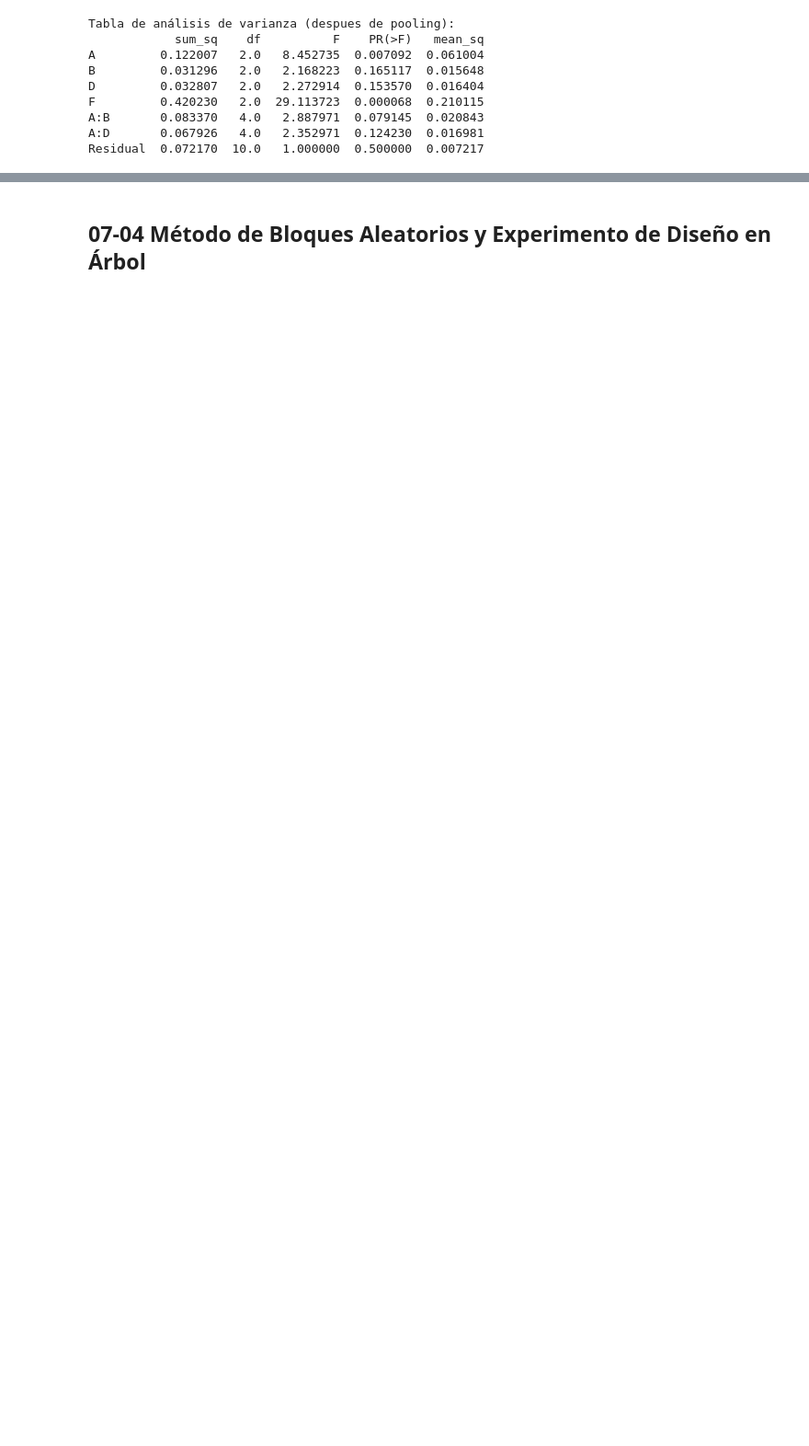
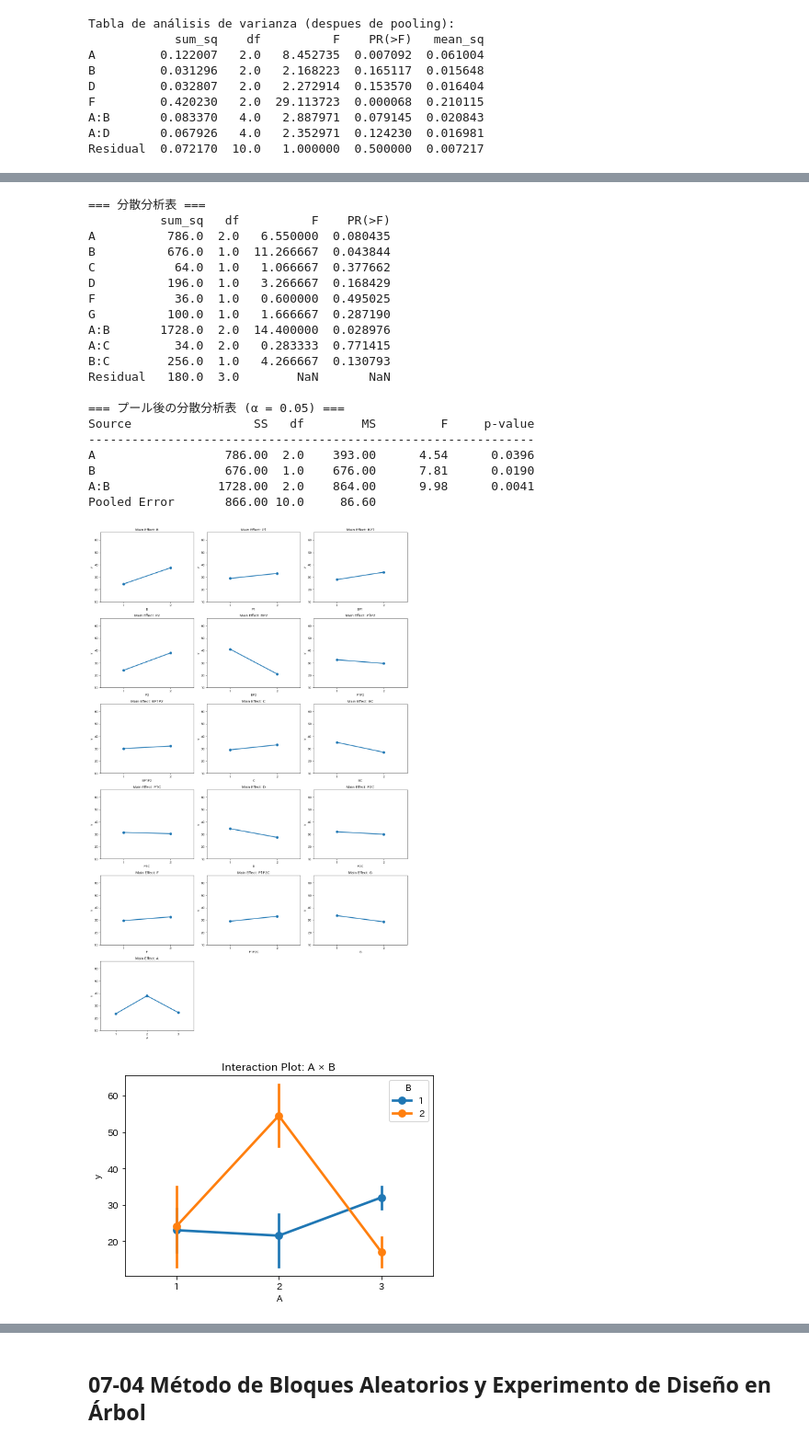
Before and after one commit to HiroshiATakano/QCKentei1, a Jupyter notebook: QCKentei1-7.ipynb, the cells around one changed output, grey strips where cells are left out. Shown at 92% size. Saved outputs shown, nothing was run; the diff lists cells and outputs as text; code cells hidden in the pictures; blank space fills up the shorter version.

```diff
--- a/QCKentei1-7.ipynb
+++ b/QCKentei1-7.ipynb
@@ -432,0 +946,3 @@ Residual  0.072170  10.0   1.000000  0.500000  0.007217
+# %%
+anova = Anova11(df3, p=0)
+anova_table, message = anova.creacion_ANOVA11()
@@ -615,0 +1174,21 @@ Compo  bc    a    d   abd   acd  abcd   -
+# %%
+df00 = df0.copy()
+
+# 1. カラム名をリストにして新しいDataFrame（1行）を作る
+header_row = pd.DataFrame([df00.columns.tolist()], columns=df00.columns)
+
+# 2. データ本体と結合（インデックス無視）
+df00 = pd.concat([header_row, df00], ignore_index=True)
+
+df00.columns = components
+df00 = df00[sorted_result]
+
+# 2. 最初の行をColumnsに、その後削除してデータだけにする
+df00.columns = df00.loc[0]
+df00 = df00[1:].reset_index(drop=True)
+df00['y'] = yy + [sum(yy)]
+
+data = df00.copy()
+
+print('Tabla 7.14 Asignacíon y datos')
+print(data)
@@ -615,0 +1215,38 @@ Compo  bc    a    d   abd   acd  abcd   -
+# %%
+import anova # type: ignore
+importlib.reload(anova)
+from anova import AnovaVisualizer # type: ignore
+
+data0 = data.iloc[:-1,:]
+
+av = AnovaVisualizer()
+av.fit(data0)
+av.summary()
+av.pool_and_summary(alpha=0.05)
+
+av.plot_main_effects()
+av.plot_interactions()
+av.plot_residuals()
+# %% [output]
+=== 分散分析表 ===
+          sum_sq   df          F    PR(>F)
+A          786.0  2.0   6.550000  0.080435
+B          676.0  1.0  11.266667  0.043844
+C           64.0  1.0   1.066667  0.377662
+D          196.0  1.0   3.266667  0.168429
+F           36.0  1.0   0.600000  0.495025
+G          100.0  1.0   1.666667  0.287190
+A:B       1728.0  2.0  14.400000  0.028976
+A:C         34.0  2.0   0.283333  0.771415
+B:C        256.0  1.0   4.266667  0.130793
+Residual   180.0  3.0        NaN       NaN
+
+=== プール後の分散分析表 (α = 0.05) ===
+Source                 SS   df        MS         F     p-value
+--------------------------------------------------------------
+A                  786.00  2.0    393.00      4.54      0.0396
+B                  676.00  1.0    676.00      7.81      0.0190
+A:B               1728.00  2.0    864.00      9.98      0.0041
+Pooled Error       866.00 10.0     86.60
+[figure, added]
+[figure, added]
```
Also changed, not shown: parts of 149 cells of this notebook, 4 other files.
